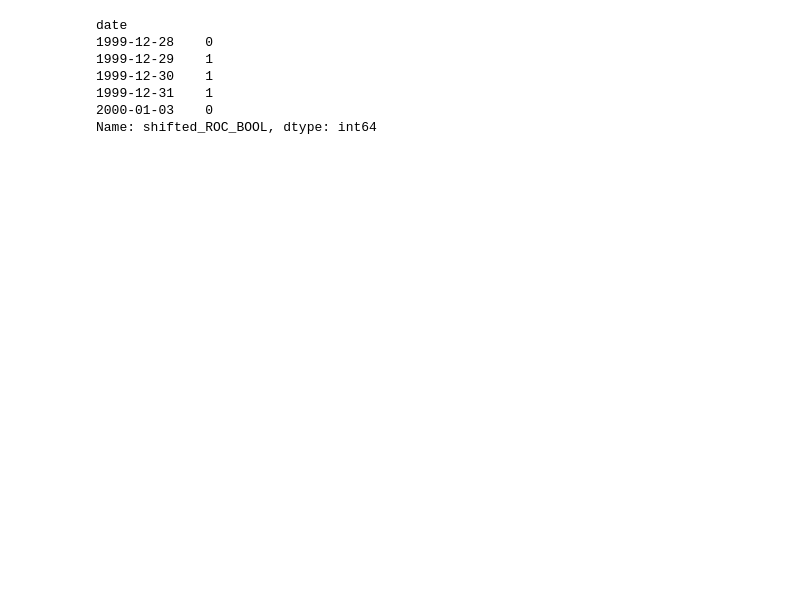
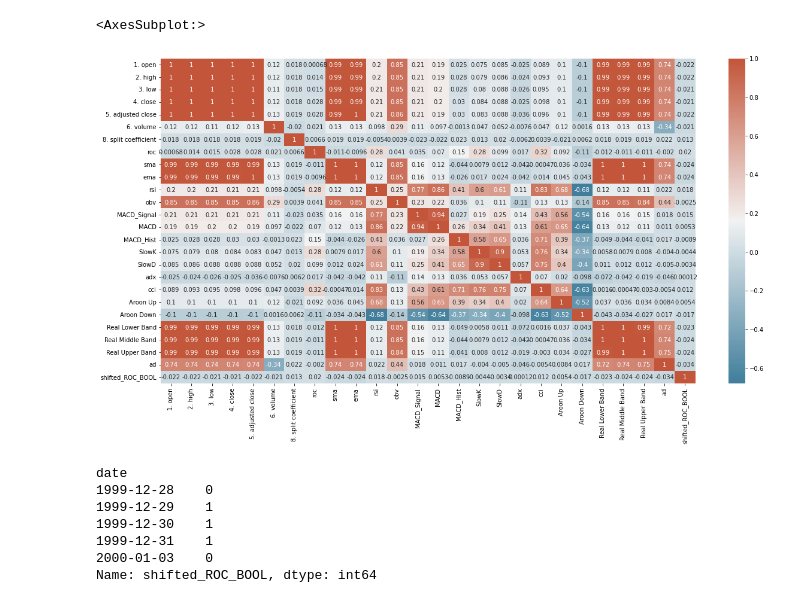
Before and after one commit to aitabot/xgboost_playground, a Jupyter notebook: Playground_Feedback2.ipynb, the cells around one changed output. Saved outputs shown, nothing was run; the diff lists cells and outputs as text; code cells hidden in the pictures; blank space fills up the shorter version.

```diff
--- a/Playground_Feedback2.ipynb
+++ b/Playground_Feedback2.ipynb
@@ -47,3 +64,12 @@ x.corr(method='spearman')
+# %%
+corrMatrix_with_y = df_full.drop(['7. dividend amount'], axis=1).corr(method='spearman')
+
+fig1, ax1 = plt.subplots(figsize=(20,10))
+cmap1 = sn.diverging_palette(230, 20, as_cmap=True)
+sn.heatmap(corrMatrix_with_y, annot=True, ax=ax1, cmap=cmap1)
+# %% [output]
+<AxesSubplot:>
+[figure, added]
 # %%
 y = df['shifted_ROC_BOOL'].copy()
 y.head()
```
Also changed, not shown: parts of 10 cells of this notebook, 1 other file.
